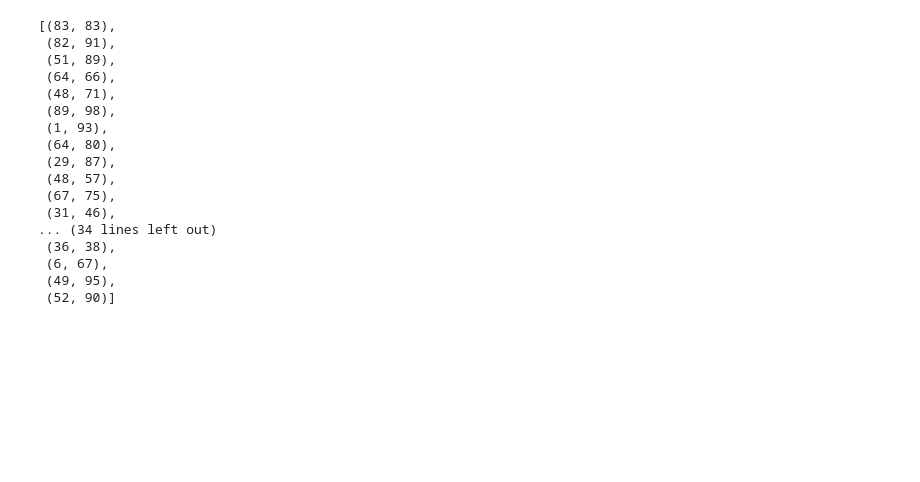
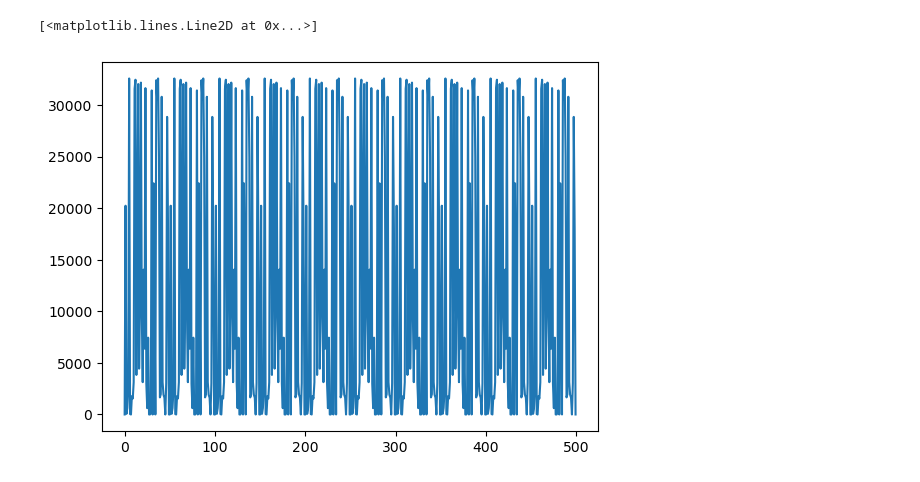
Before and after one commit to sbaldasty/dp-range-query, a Jupyter notebook: analysis.ipynb, the cells around one changed output. Drawn from its saved outputs; the diff is of its cells as text; code cells hidden in the pictures; blank space fills up the shorter version.

```diff
--- a/analysis.ipynb
+++ b/analysis.ipynb
@@ -25,22 +25,19 @@ def create_workload(low: int, high: int, n: int) -> list[(int, int)]:
 def control_query(series: pd.Series, a: int, b: int, epsilon: float) -> int:
     np.sum(series)
 # %%
-create_workload(0, 100, 50)
+workloads = create_workload(0, 100, 50)
-# %% [output]
-[(83, 83),
- (82, 91),
- (51, 89),
- (64, 66),
- (48, 71),
- (89, 98),
- (1, 93),
- (64, 80),
- (29, 87),
- (48, 57),
- (67, 75),
- (31, 46),
-... (34 lines left out)
- (36, 38),
- (6, 67),
- (49, 95),
- (52, 90)]
+# %%
+lst = rq.build_tree(0, 100)
+df = adult['Age']
+lst=rq.counts(lst,df)
+pl=[]
+epsilons=rq.epsilon_gen(10)
+for epsilon in epsilons:
+    for workload in workloads:
+        noisy_tree=rq.noisy_counts(lst,epsilon)
+        pl.append(rq.query(noisy_tree, workload[0], workload[1]))
+
+plt.plot(pl)
+# %% [output]
+[<matplotlib.lines.Line2D at 0x...>]
+[figure, added]
```
Also changed, not shown: 1 other file.
